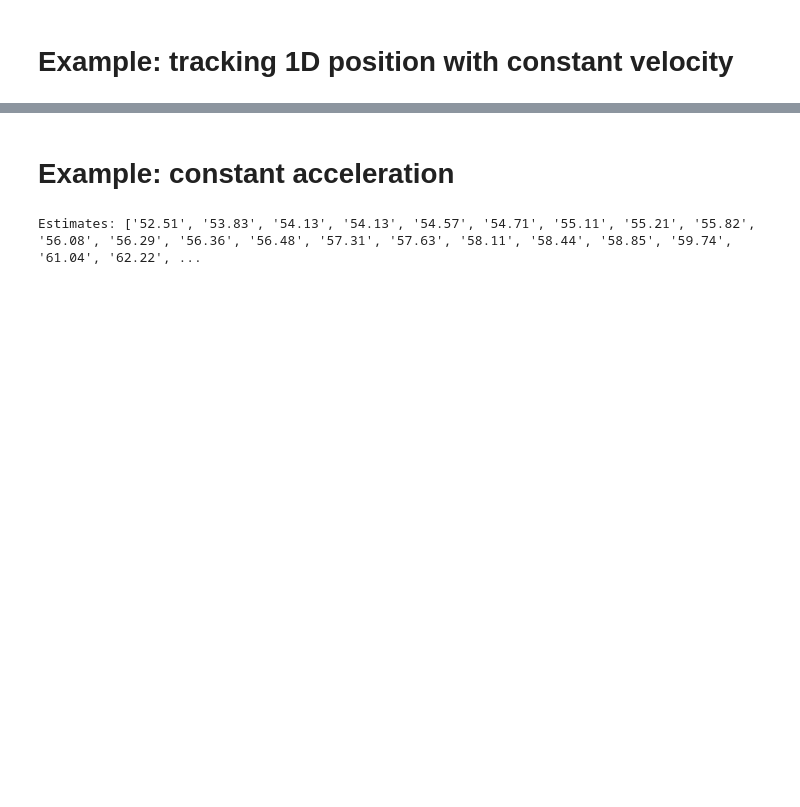
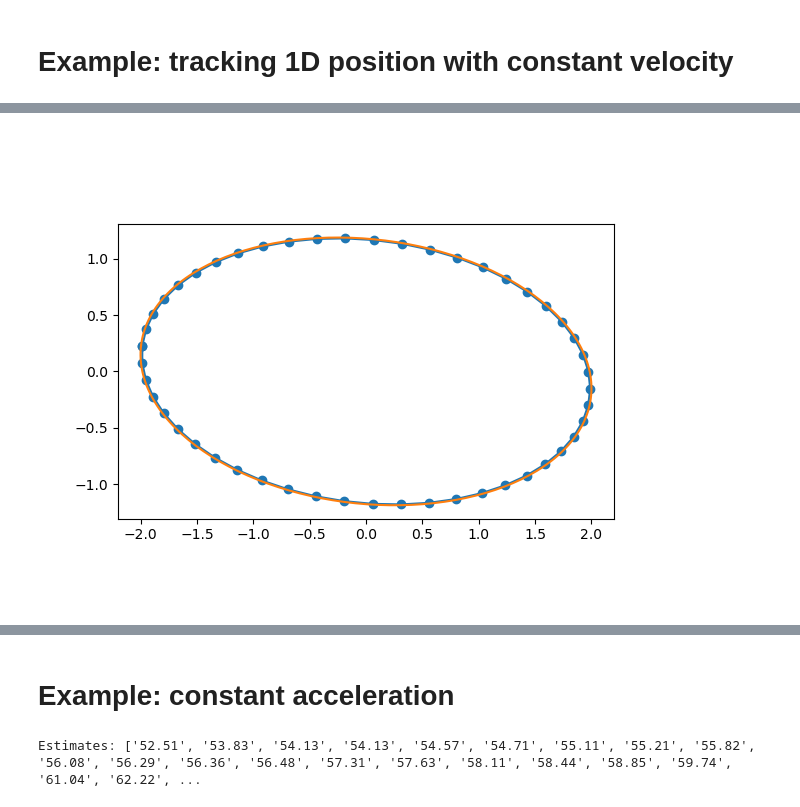
Before and after one commit to igred8/orbital_dynamics_basic, a Jupyter notebook: notebooks/00.1-dev-kalman-igad.ipynb, the cells around one changed output, grey strips where cells are left out. Cells and saved outputs as stored; diff of their text form; code cells hidden in the pictures; blank space fills up the shorter version.

```diff
--- a/notebooks/00.1-dev-kalman-igad.ipynb
+++ b/notebooks/00.1-dev-kalman-igad.ipynb
@@ -147,0 +154,17 @@ plt.show()
+# %%
+A = np.array([
+    [4, -0.3],
+    [-0.3, 1.41],
+])
+xyc = np.array([0,0])
+xy = utils.generate_covariance_ellipse(xyc, A, enclosed_frac=0.39)
+v1,v2 = utils.covariance_ellipse_vectors(A)
+xy_old = utils.generate_ellipse_xy(xyc, v1, v2, npts=250)
+fig, ax = plt.subplots()
+ax.plot(xy[0], xy[1], marker='o' )
+ax.plot(xy_old[0], xy_old[1], )
+ax.set_aspect('equal')
+
+plt.show()
+# %% [output]
+[figure, added]
```
Also changed, not shown: parts of 10 cells of this notebook, 3 other files.
